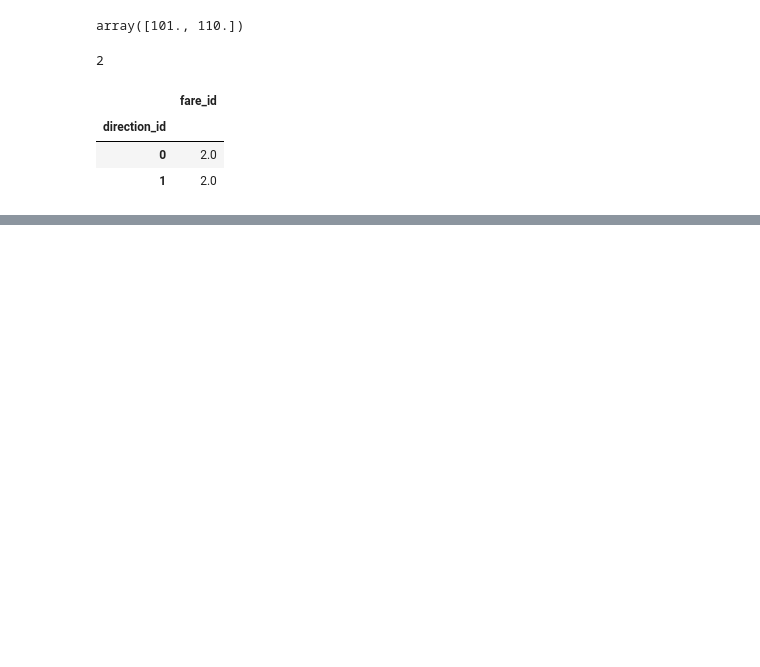
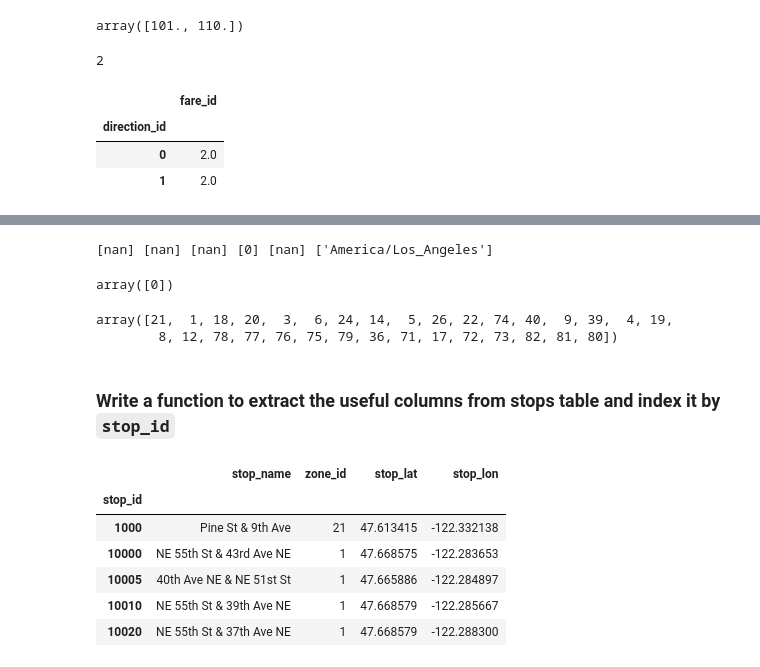
Before and after one commit to 350Seattle-Transportation-Team/gtfs-realtime, a Jupyter notebook: data_transformation/02_work_on_gtfs_classes.ipynb, the cells around one changed output, grey strips where cells are left out. Drawn from its saved outputs; the diff is of its cells as text; code cells hidden in the pictures; blank space fills up the shorter version.

```diff
--- a/data_transformation/02_work_on_gtfs_classes.ipynb
+++ b/data_transformation/02_work_on_gtfs_classes.ipynb
@@ -561,0 +618,32 @@ TypeError: '<' not supported between instances of 'StaticGTFS' and 'StaticGTFS'
+# %%
+# It looks like several columns contain no useful data - let's double check
+print(gtfs_jul18.stops['stop_code'].unique(),
+      gtfs_jul18.stops['stop_desc'].unique(),
+      gtfs_jul18.stops['stop_url'].unique(),
+      gtfs_jul18.stops['location_type'].unique(),
+      gtfs_jul18.stops['parent_station'].unique(),
+      gtfs_jul18.stops['stop_timezone'].unique()
+     )
+# %% [output]
+[nan] [nan] [nan] [0] [nan] ['America/Los_Angeles']
+# %%
+gtfs_aug18.stops['location_type'].unique()
+# %% [output]
+array([0])
+# %%
+gtfs_jul18.stops['zone_id'].unique()
+# %% [output]
+array([21,  1, 18, 20,  3,  6, 24, 14,  5, 26, 22, 74, 40,  9, 39,  4, 19,
+        8, 12, 78, 77, 76, 75, 79, 36, 71, 17, 72, 73, 82, 81, 80])
+# %% [markdown]
+### Write a function to extract the useful columns from stops table and index it by `stop_id`
+# %%
+gtfs_aug18.stops_by_id().head()
+# %% [output]
+|  | stop_name | zone_id | stop_lat | stop_lon |
+| stop_id |  |  |  |  |
+| 1000 | Pine St & 9th Ave | 21 | 47.613415 | -122.332138 |
+| 10000 | NE 55th St & 43rd Ave NE | 1 | 47.668575 | -122.283653 |
+| 10005 | 40th Ave NE & NE 51st St | 1 | 47.665886 | -122.284897 |
+| 10010 | NE 55th St & 39th Ave NE | 1 | 47.668579 | -122.285667 |
+| 10020 | NE 55th St & 37th Ave NE | 1 | 47.668579 | -122.288300 |
```
Also changed, not shown: parts of 15 cells of this notebook, 1 other file.
